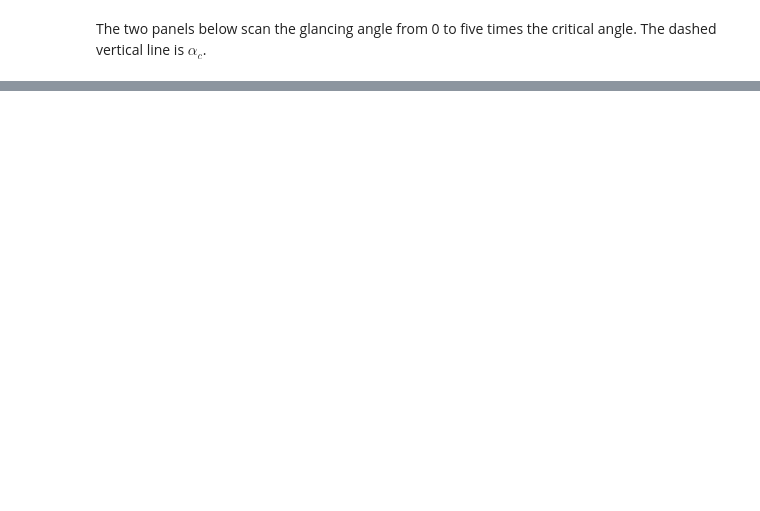
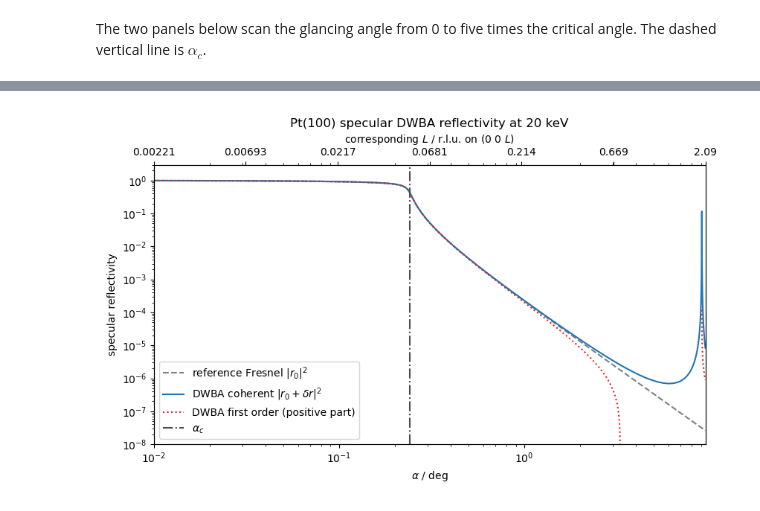
Before and after one commit to tifuchs/orGUI, a Jupyter notebook: examples/CTR/pt100_dwba_ctr_example.ipynb, the cells around one changed output, grey strips where cells are left out. Drawn from its saved outputs; the diff is of its cells as text; code cells hidden in the pictures; blank space fills up the shorter version.

```diff
--- a/examples/CTR/pt100_dwba_ctr_example.ipynb
+++ b/examples/CTR/pt100_dwba_ctr_example.ipynb
@@ -394,0 +499,47 @@ above the kinematical one even at the right edge of the scan.
+# %%
+figure, axes = plt.subplots(figsize=(8.5, 5.2))
+degrees = np.rad2deg(alpha_reflectivity)
+axes.loglog(
+    degrees, R_reference, "--", color="0.5",
+    label=r"reference Fresnel $|r_0|^2$",
+)
+axes.loglog(
+    degrees, R_coherent, "-", color="C0",
+    label=r"DWBA coherent $|r_0+\delta r|^2$",
+)
+axes.loglog(
+    degrees, np.where(R_first_order > 0.0, R_first_order, np.nan),
+    ":", color="C3", label="DWBA first order (positive part)",
+)
+axes.axvline(
+    np.rad2deg(alpha_c), color="0.3", linestyle="-.",
+    label=r"$\alpha_c$",
+)
+axes.set_xlabel(r"$\alpha$ / deg")
+axes.set_ylabel("specular reflectivity")
+axes.set_xlim(degrees[0], degrees[-1])
+axes.set_ylim(1e-8, 3.0)
+axes.set_title(
+    f"Pt(100) specular DWBA reflectivity at {ENERGY_EV * 1e-3:g} keV"
+)
+axes.legend(loc="lower left")
+
+L_axis = axes.twiny()
+L_axis.set_xscale(axes.get_xscale())
+L_axis.set_xlim(axes.get_xlim())
+angle_ticks = np.geomspace(
+    alpha_reflectivity[0], alpha_reflectivity[-1], 7
+)
+L_axis.set_xticks(np.rad2deg(angle_ticks))
+L_axis.set_xticklabels(
+    [
+        f"{value:.3g}"
+        for value in crystal.dwba.prepare_from_glancing(
+            0.0, 0.0, angle_ticks, angle_ticks
+        ).hkl[2]
+    ]
+)
+L_axis.set_xlabel(r"corresponding $L$ / r.l.u. on $(0\ 0\ L)$")
+figure.tight_layout()
+# %% [output]
+[figure, added]
```
Also changed, not shown: parts of 21 cells of this notebook, 6 other files.
